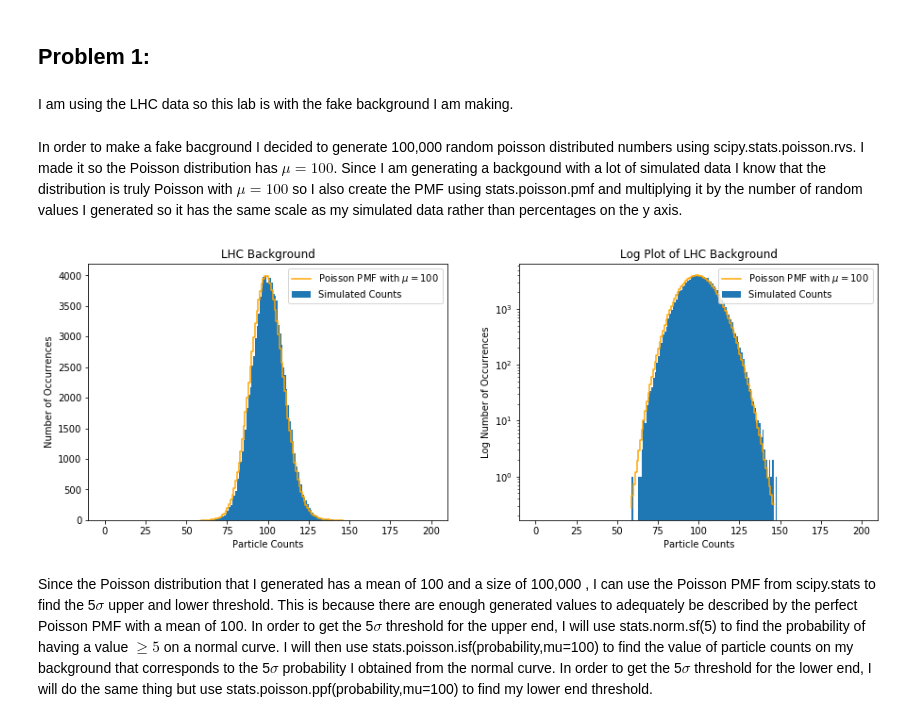
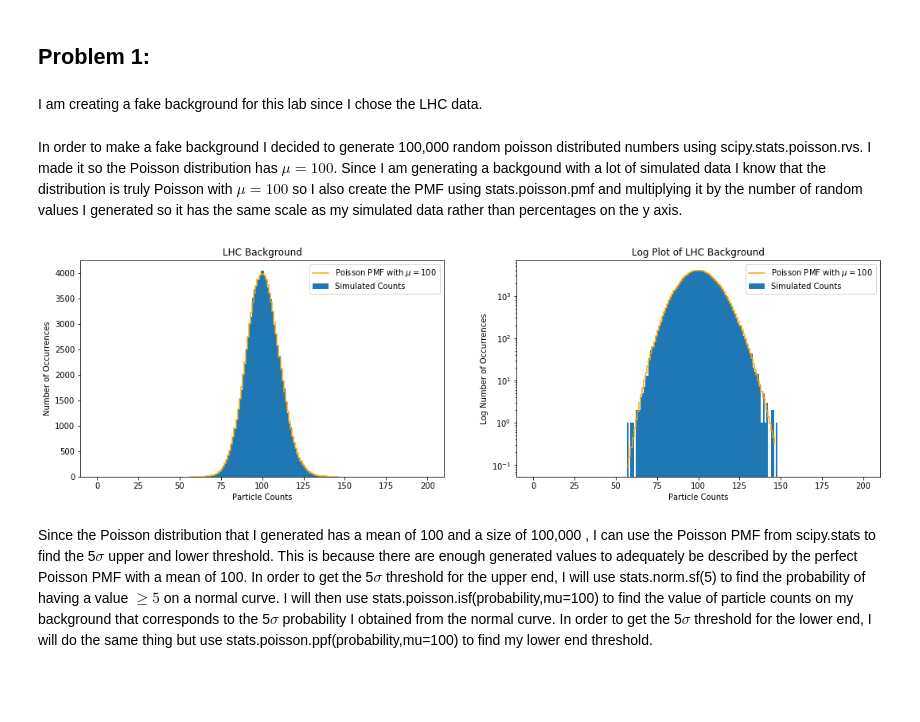
Before and after one commit to Higgins00/Phys434, a Jupyter notebook: LAB6.ipynb, the cells around one changed output. Cells and saved outputs as stored; diff of their text form; code cells hidden in the pictures; blank space fills up the shorter version.

```diff
--- a/LAB6.ipynb
+++ b/LAB6.ipynb
@@ -4,7 +4,7 @@
 # $$\text{Lab 6:}$$
 # %% [markdown]
 ## Problem 1:
-# %% [markdown]
-I am using the LHC data so this lab is with the fake background I am making.
+# %% [markdown]
+I am creating a fake background for this lab since I chose the LHC data.
 # %% [markdown]
-In order to make a fake bacground I decided to generate 100,000 random poisson distributed numbers using scipy.stats.poisson.rvs. I made it so the Poisson distribution has $\mu =100$. Since I am generating a backgound with a lot of simulated data I know that the distribution is truly Poisson with $\mu =100$ so I also create the PMF using stats.poisson.pmf and multiplying it by the number of random values I generated so it has the same scale as my simulated data rather than percentages on the y axis.
+In order to make a fake background I decided to generate 100,000 random poisson distributed numbers using scipy.stats.poisson.rvs. I made it so the Poisson distribution has $\mu =100$. Since I am generating a backgound with a lot of simulated data I know that the distribution is truly Poisson with $\mu =100$ so I also create the PMF using stats.poisson.pmf and multiplying it by the number of random values I generated so it has the same scale as my simulated data rather than percentages on the y axis.
@@ -18,24 +23,24 @@ x= np.arange(poisson_dist.min(),poisson_dist.max())
 pmf = stats.poisson.pmf(x,100)*size
 # %%
 #Plotting the simulated background distribution and also the Poisson PMF with a mean of 100
-fig,ax = plt.subplots(1,2,figsize=(15,5))
+fig,ax = plt.subplots(1,2,figsize=(18,5))
 
 ax[0].hist(poisson_dist,bins=np.arange(0,201),width=1,label = "Simulated Counts")
 ax[0].set_title('LHC Background')
 ax[0].set_xlabel('Particle Counts')
 ax[0].set_ylabel('Number of Occurrences')
-ax[0].step(x,pmf,color='orange',label=r'Poisson PMF with $\mu=100$')
+ax[0].step(x,pmf,color='orange',label=r'Poisson PMF with $\mu=100$',where='post')
 ax[0].legend()
 
 ax[1].hist(poisson_dist,bins=np.arange(0,201),width=1,label = "Simulated Counts")
 ax[1].set_title('Log Plot of LHC Background')
 ax[1].set_xlabel('Particle Counts')
 ax[1].set_ylabel('Log Number of Occurrences')
-ax[1].step(x,pmf,color='orange',label=r'Poisson PMF with $\mu=100$')
+ax[1].step(x,pmf,color='orange',label=r'Poisson PMF with $\mu=100$',where='post')
 ax[1].set_yscale('log')
 ax[1].legend();
 # %% [output]
-[figure, old version]
+[figure, new version]
 # %% [markdown]
 Since the Poisson distribution that I generated has a mean of 100 and a size of 100,000 , I can use the Poisson PMF from scipy.stats to find the 5$\sigma$ upper and lower threshold. This is because there are enough generated values to adequately be described by the perfect Poisson PMF with a mean of 100. In order to get the 5$\sigma$ threshold for the upper end, I will use stats.norm.sf(5) to find the probability of having a value $\geq 5$ on a normal curve. I will then use stats.poisson.isf(probability,mu=100) to find the value of particle counts on my background that corresponds to the 5$\sigma$ probability I obtained from the normal curve. In order to get the 5$\sigma$ threshold for the lower end, I will do the same thing but use stats.poisson.ppf(probability,mu=100) to find my lower end threshold.
 # %%
```
Also changed, not shown: parts of 8 cells of this notebook.
